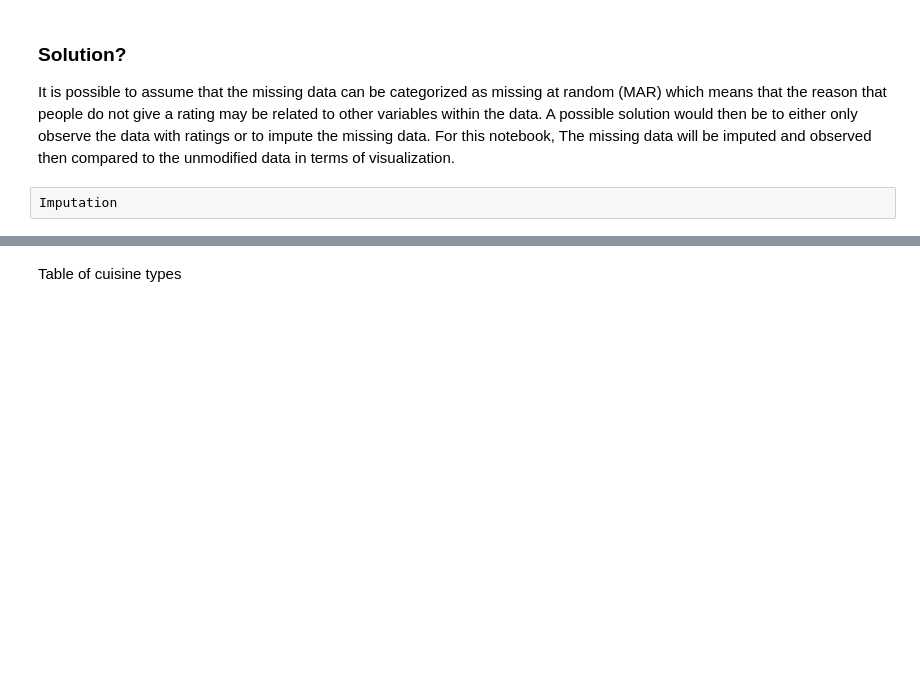
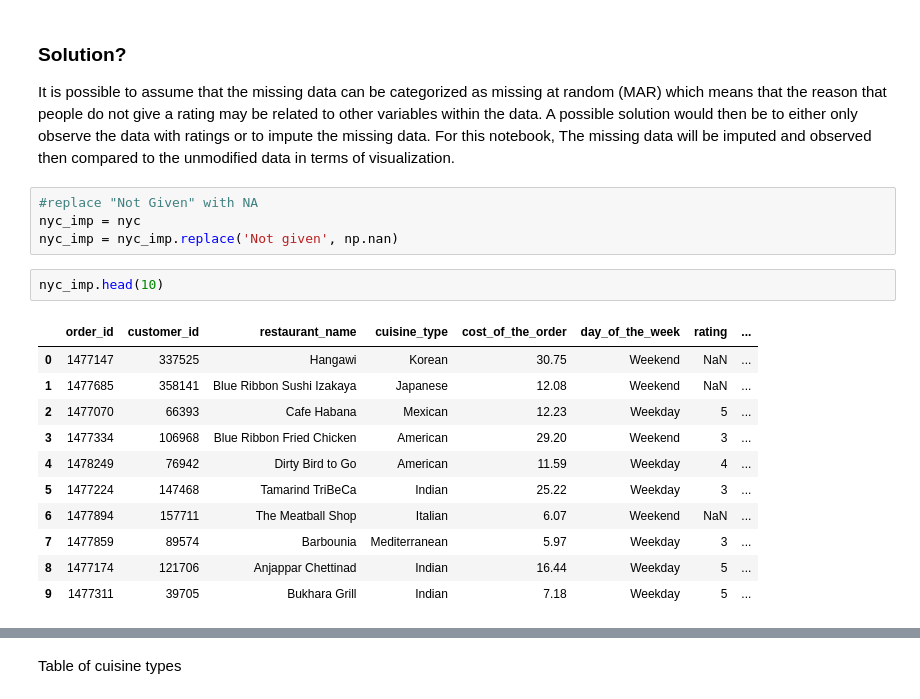
Before and after one commit to JericoEndaya/NYC_restaurants, a Jupyter notebook: nyc_project.ipynb, the cells around one changed output, grey strips where cells are left out. Drawn from its saved outputs; the diff is of its cells as text; blank space fills up the shorter version.

```diff
--- a/nyc_project.ipynb
+++ b/nyc_project.ipynb
@@ -78,4 +67,20 @@ A quote from Himanshu Khanna, CEO of Sparklin, states that "Personality, mood, e
 ### Solution?
 It is possible to assume that the missing data can be categorized as missing at random (MAR) which means that the reason that people do not give a rating may be related to other variables within the data. A possible solution would then be to either only observe the data with ratings or to impute the missing data. For this notebook, The missing data will be imputed and observed then compared to the unmodified data in terms of visualization.
 # %%
-Imputation
+#replace "Not Given" with NA
+nyc_imp = nyc
+nyc_imp = nyc_imp.replace('Not given', np.nan)
+# %%
+nyc_imp.head(10)
+# %% [output]
+|  | order_id | customer_id | restaurant_name | cuisine_type | cost_of_the_order | day_of_the_week | rating | ... |
+| 0 | 1477147 | 337525 | Hangawi | Korean | 30.75 | Weekend | NaN | ... |
+| 1 | 1477685 | 358141 | Blue Ribbon Sushi Izakaya | Japanese | 12.08 | Weekend | NaN | ... |
+| 2 | 1477070 | 66393 | Cafe Habana | Mexican | 12.23 | Weekday | 5 | ... |
+| 3 | 1477334 | 106968 | Blue Ribbon Fried Chicken | American | 29.20 | Weekend | 3 | ... |
+| 4 | 1478249 | 76942 | Dirty Bird to Go | American | 11.59 | Weekday | 4 | ... |
+| 5 | 1477224 | 147468 | Tamarind TriBeCa | Indian | 25.22 | Weekday | 3 | ... |
+| 6 | 1477894 | 157711 | The Meatball Shop | Italian | 6.07 | Weekend | NaN | ... |
+| 7 | 1477859 | 89574 | Barbounia | Mediterranean | 5.97 | Weekday | 3 | ... |
+| 8 | 1477174 | 121706 | Anjappar Chettinad | Indian | 16.44 | Weekday | 5 | ... |
+| 9 | 1477311 | 39705 | Bukhara Grill | Indian | 7.18 | Weekday | 5 | ... |
```
Also changed, not shown: parts of 11 cells of this notebook.
